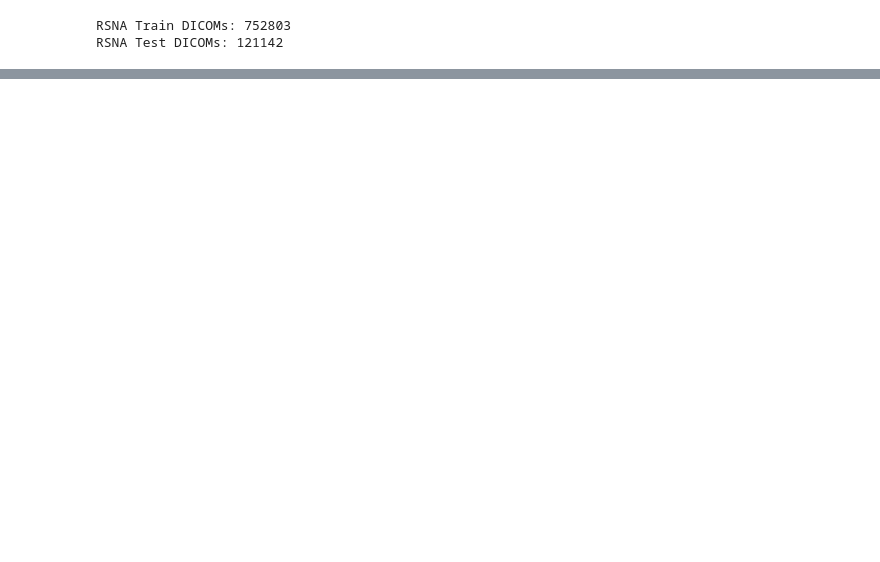
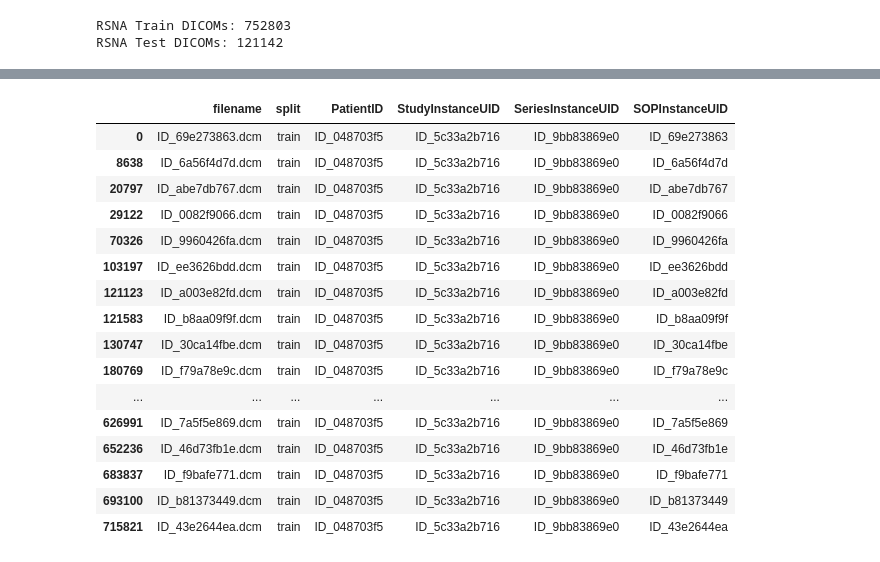
Before and after one commit to azhar-rafiq/thesis-xai, a Jupyter notebook: thesis.ipynb, the cells around one changed output, grey strips where cells are left out. Drawn from its saved outputs; the diff is of its cells as text; code cells hidden in the pictures; blank space fills up the shorter version.

```diff
--- a/thesis.ipynb
+++ b/thesis.ipynb
@@ -99,0 +288,20 @@ E0000 00:00:1778729770.672026 2029015 cuda_platform.cc:52] failed call to cuInit
+# %%
+check_sample
+# %% [output]
+|  | filename | split | PatientID | StudyInstanceUID | SeriesInstanceUID | SOPInstanceUID |
+| 0 | ID_69e273863.dcm | train | ID_048703f5 | ID_5c33a2b716 | ID_9bb83869e0 | ID_69e273863 |
+| 8638 | ID_6a56f4d7d.dcm | train | ID_048703f5 | ID_5c33a2b716 | ID_9bb83869e0 | ID_6a56f4d7d |
+| 20797 | ID_abe7db767.dcm | train | ID_048703f5 | ID_5c33a2b716 | ID_9bb83869e0 | ID_abe7db767 |
+| 29122 | ID_0082f9066.dcm | train | ID_048703f5 | ID_5c33a2b716 | ID_9bb83869e0 | ID_0082f9066 |
+| 70326 | ID_9960426fa.dcm | train | ID_048703f5 | ID_5c33a2b716 | ID_9bb83869e0 | ID_9960426fa |
+| 103197 | ID_ee3626bdd.dcm | train | ID_048703f5 | ID_5c33a2b716 | ID_9bb83869e0 | ID_ee3626bdd |
+| 121123 | ID_a003e82fd.dcm | train | ID_048703f5 | ID_5c33a2b716 | ID_9bb83869e0 | ID_a003e82fd |
+| 121583 | ID_b8aa09f9f.dcm | train | ID_048703f5 | ID_5c33a2b716 | ID_9bb83869e0 | ID_b8aa09f9f |
+| 130747 | ID_30ca14fbe.dcm | train | ID_048703f5 | ID_5c33a2b716 | ID_9bb83869e0 | ID_30ca14fbe |
+| 180769 | ID_f79a78e9c.dcm | train | ID_048703f5 | ID_5c33a2b716 | ID_9bb83869e0 | ID_f79a78e9c |
+| ... | ... | ... | ... | ... | ... | ... |
+| 626991 | ID_7a5f5e869.dcm | train | ID_048703f5 | ID_5c33a2b716 | ID_9bb83869e0 | ID_7a5f5e869 |
+| 652236 | ID_46d73fb1e.dcm | train | ID_048703f5 | ID_5c33a2b716 | ID_9bb83869e0 | ID_46d73fb1e |
+| 683837 | ID_f9bafe771.dcm | train | ID_048703f5 | ID_5c33a2b716 | ID_9bb83869e0 | ID_f9bafe771 |
+| 693100 | ID_b81373449.dcm | train | ID_048703f5 | ID_5c33a2b716 | ID_9bb83869e0 | ID_b81373449 |
+| 715821 | ID_43e2644ea.dcm | train | ID_048703f5 | ID_5c33a2b716 | ID_9bb83869e0 | ID_43e2644ea |
```
Also changed, not shown: parts of 29 cells of this notebook, 3 other files.
